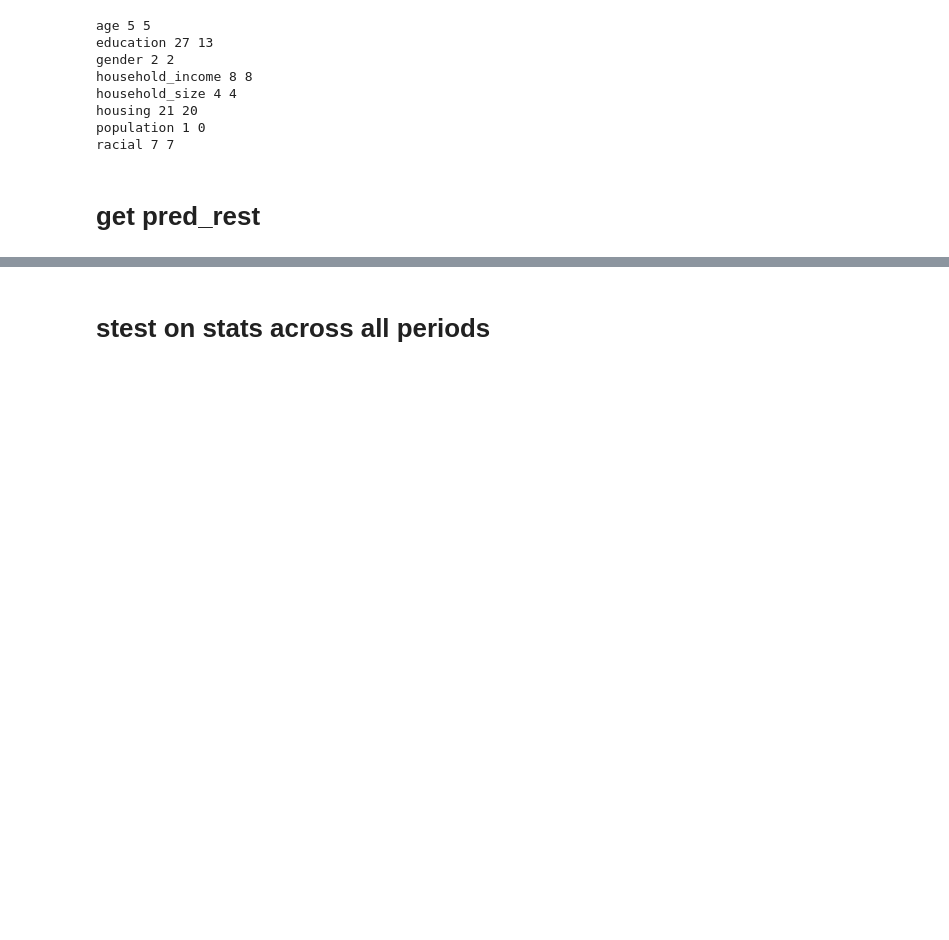
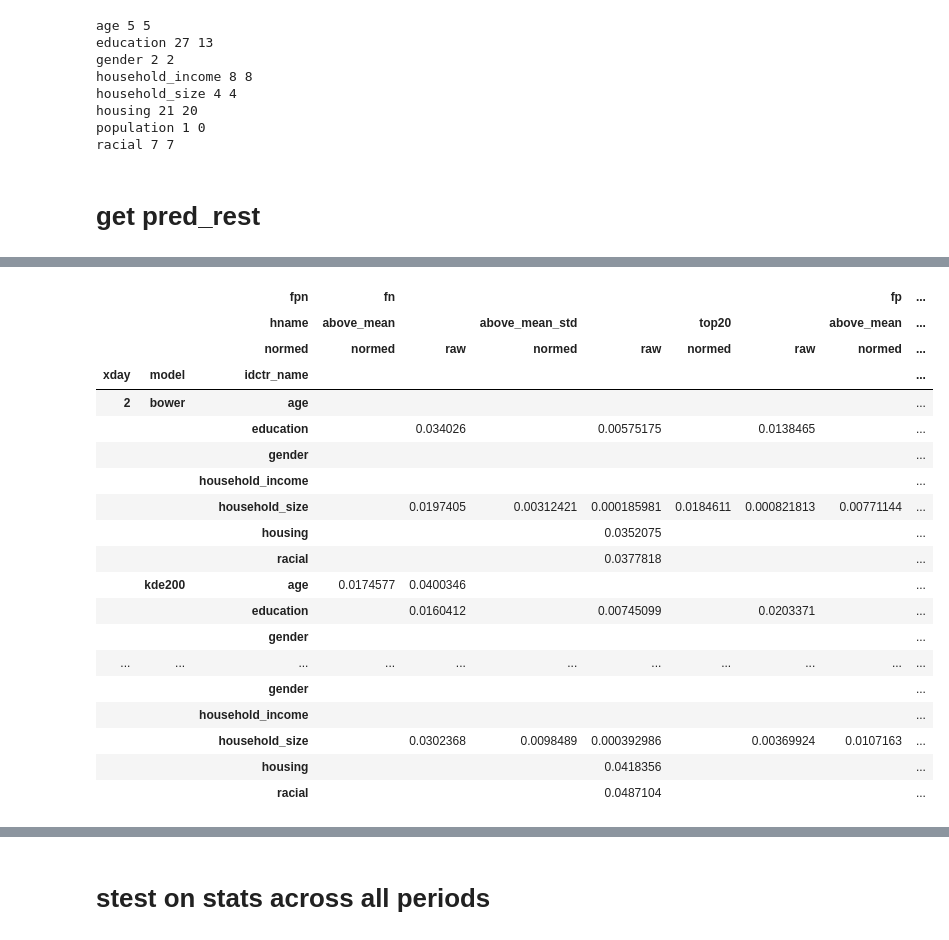
Before and after one commit to JHWu92/public-safety-baltimore, a Jupyter notebook: bias-in-bower-replicate-fpn.ipynb, the cells around one changed output, grey strips where cells are left out. Cells and saved outputs as stored; diff of their text form; code cells hidden in the pictures; blank space fills up the shorter version.

```diff
--- a/bias-in-bower-replicate-fpn.ipynb
+++ b/bias-in-bower-replicate-fpn.ipynb
@@ -84,0 +200,23 @@ for xday, fpn, hname, normed in iter_keys():
+# %%
+tmp_df[tmp_df<0.05].fillna('')
+# %% [output]
+|  |  | fpn | fn |  |  |  |  |  | fp | ... |
+|  |  | hname | above_mean |  | above_mean_std |  | top20 |  | above_mean | ... |
+|  |  | normed | normed | raw | normed | raw | normed | raw | normed | ... |
+| xday | model | idctr_name |  |  |  |  |  |  |  | ... |
+| 2 | bower | age |  |  |  |  |  |  |  | ... |
+|  |  | education |  | 0.034026 |  | 0.00575175 |  | 0.0138465 |  | ... |
+|  |  | gender |  |  |  |  |  |  |  | ... |
+|  |  | household_income |  |  |  |  |  |  |  | ... |
+|  |  | household_size |  | 0.0197405 | 0.00312421 | 0.000185981 | 0.0184611 | 0.000821813 | 0.00771144 | ... |
+|  |  | housing |  |  |  | 0.0352075 |  |  |  | ... |
+|  |  | racial |  |  |  | 0.0377818 |  |  |  | ... |
+|  | kde200 | age | 0.0174577 | 0.0400346 |  |  |  |  |  | ... |
+|  |  | education |  | 0.0160412 |  | 0.00745099 |  | 0.0203371 |  | ... |
+|  |  | gender |  |  |  |  |  |  |  | ... |
+| ... | ... | ... | ... | ... | ... | ... | ... | ... | ... | ... |
+|  |  | gender |  |  |  |  |  |  |  | ... |
+|  |  | household_income |  |  |  |  |  |  |  | ... |
+|  |  | household_size |  | 0.0302368 | 0.0098489 | 0.000392986 |  | 0.00369924 | 0.0107163 | ... |
+|  |  | housing |  |  |  | 0.0418356 |  |  |  | ... |
+|  |  | racial |  |  |  | 0.0487104 |  |  |  | ... |
```
Also changed, not shown: parts of 17 cells of this notebook.
